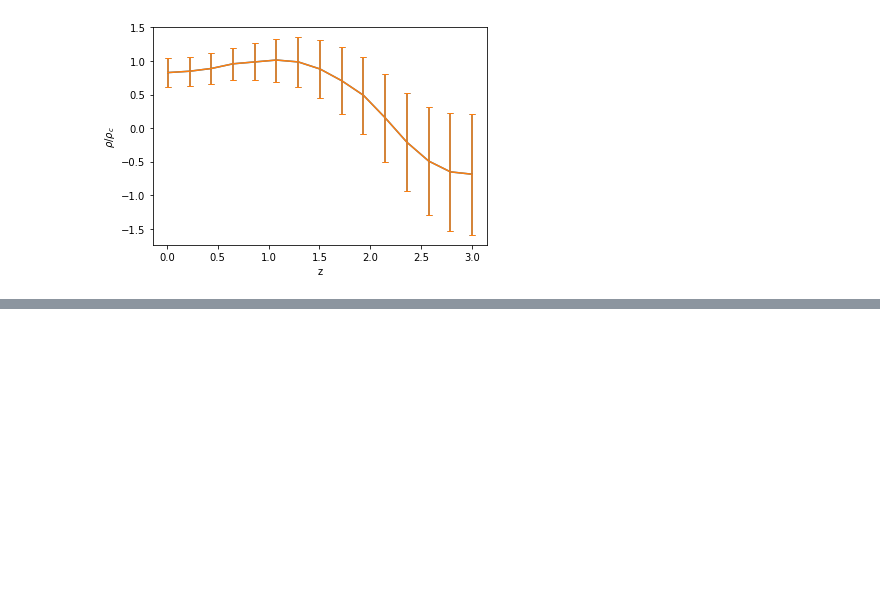
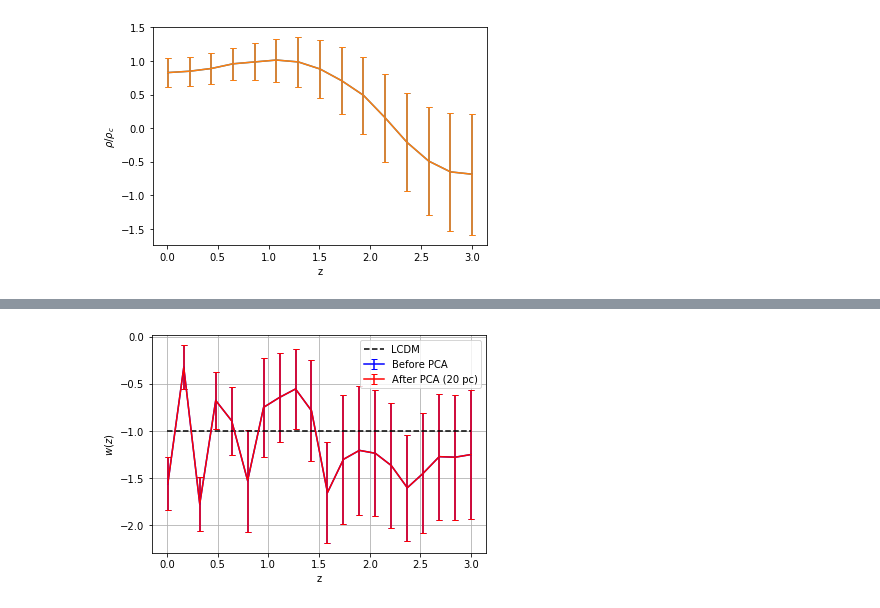
Before and after one commit to la-escamilla/codigos, a Jupyter notebook: PCA.ipynb, the cells around one changed output, grey strips where cells are left out. Saved outputs shown, nothing was run; the diff lists cells and outputs as text; code cells hidden in the pictures; blank space fills up the shorter version.

```diff
--- a/PCA.ipynb
+++ b/PCA.ipynb
@@ -999,0 +1127,7 @@ matrix([[4.88185656e-03, 3.96531543e-03, 2.47976220e-03, 1.50102728e-03,
+# %%
+#eigenvalores normalizados para la celda de arriba
+x=0
+for ii in range(len(d)):
+    x+=d[ii,ii]
+for ii in range(len(d)):
+    print(1/x*d[ii,ii])
@@ -999,0 +1152,83 @@ matrix([[4.88185656e-03, 3.96531543e-03, 2.47976220e-03, 1.50102728e-03,
+# %%
+import numpy as np
+import matplotlib.pyplot as plt
+
+n_pca = 20
+n_erase = 3
+type_graph = 'eos' # eos o rho
+
+file_root = u'C:\\Users\\52811\\cosas_python\\SimpleMC-master\\chains_zhao_new\\'
+#file_root += 'rho_tanh20_phy_rho_corr+Pantheon+CBAO+HD_nested_dynesty_multi_cov.txt'
+file_root += 'eos_tanh20_phy_Pantheon+CBAO+HD_nested_dynesty_multi_cov.txt'
+
+
+
+
+#las primeras 3 instrucciones son para borrar los de los otros 3 elementos de la matriz de los params que no nos importan
+matriz_cov = np.loadtxt(file_root)
+matriz_cov = np.matrix(matriz_cov)
+matriz_cov = np.delete(np.delete(matriz_cov, range(n_erase),axis=1),range(n_erase),axis=0)
+
+error = np.sqrt(np.diag(matriz_cov))
+fisher = np.linalg.inv(matriz_cov)
+fish_eig = np.linalg.eig(fisher)
+
+
+#n_pca -= n_erase
+d = np.diag(fish_eig[0])
+w = np.transpose(fish_eig[1])
+wt = fish_eig[1]
+
+#pt = [0.963,1.00,1.167,0.327,-0.199,-0.062] #rho_tanh6
+#pt=[0.906,1.021,0.649,0.9827,1.0031,0.7694,0.8574,0.9321,0.9531,0.8574,0.37493,0.22137,0.11638,-0.0045,-0.1894,-0.35155,-0.21086,-0.0903,0.01655,-0.01034] #rho_tanh20_rho_corr
+#pt=[-1.4583,-0.4294,-1.6647,-0.6989,-0.9571,-1.3108,-0.847,-0.6128,-0.5404,-0.8275,-1.5287,-1.3872,-1.2528,-1.2669,-1.3894,-1.5686,-1.4572,-1.3201,-1.2627,-1.2591] #eos_tanh20_eos_corr
+pt= [-1.5577,-0.3223,-1.7731,-0.6739,-0.8901,-1.5249,-0.7471,-0.6417,-0.5523,-0.7834,-1.6511,-1.2987,-1.2034,-1.2344,-1.3646,-1.6,-1.4456,-1.27,-1.2758,-1.2474] #eos_tanh20
+
+
+
+z = np.linspace(0.01,3.0,len(pt))
+pt = np.matrix(pt)
+p = np.transpose(pt)
+q = np.matmul(w,p)
+sigma_squared_q = 1/(np.diag(d))
+
+sigma_squared_q, q, w = zip(*sorted(zip(sigma_squared_q,q,w)))
+
+
+wz = w[0]*np.asscalar(q[0])
+for ii in range(n_pca-1):
+    wz += w[ii+1]*np.asscalar(q[ii+1])
+
+#sigma_squared_q = 1/(np.diag(d))
+sigma_wz = (sigma_squared_q[0])*(np.array(w[0])[0]**2)
+for ii in range(n_pca-1):
+    sigma_wz += (sigma_squared_q[ii+1])*(np.array(w[ii+1])[0]**2)
+sigma_wz = sigma_wz**0.5
+
+plt.rc('font', size=10)
+if type_graph=='rho':
+    plt.errorbar(z, 0.7*np.array(pt)[0],yerr=0.7*error, fmt='-',capsize=3,color='b')
+    plt.errorbar(z, 0.7*np.array(wz)[0],yerr=0.7*sigma_wz, fmt='-',capsize=3,color='r')
+    plt.grid(axis = 'both')
+    plt.ylabel(r'$\rho/\rho_c$')
+elif type_graph=='eos':
+    plt.errorbar(z, np.array(pt)[0],yerr=error, fmt='-',capsize=3,color='b')
+    plt.errorbar(z, np.array(wz)[0],yerr=sigma_wz, fmt='-',capsize=3,color='r')
+    plt.grid(axis = 'both')
+    plt.ylabel(r'$w(z)$')
+
+plt.xlabel('z')
+
+z_lcdm = np.linspace(0,3,100)
+lcdm = np.empty(100)
+if type_graph=='eos':
+    lcdm.fill(-1)
+elif type_graph=='rho':
+    lcdm.fill(0.7)
+plt.plot(z_lcdm,lcdm, linestyle='--', color='k')
+
+
+plt.legend(('LCDM','Before PCA','After PCA ('+str(n_pca)+' pc)'))
+plt.savefig('pca_eos_20bin_pantheon.pdf')
+# %% [output]
+[figure, added]
```
Also changed, not shown: parts of 17 cells of this notebook, 10 other files.
